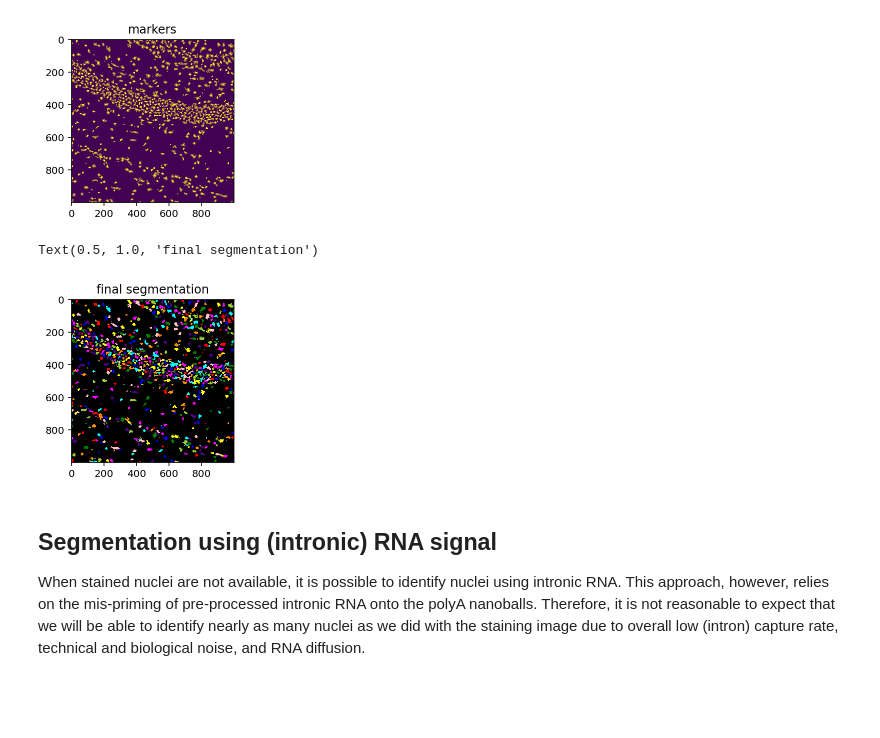
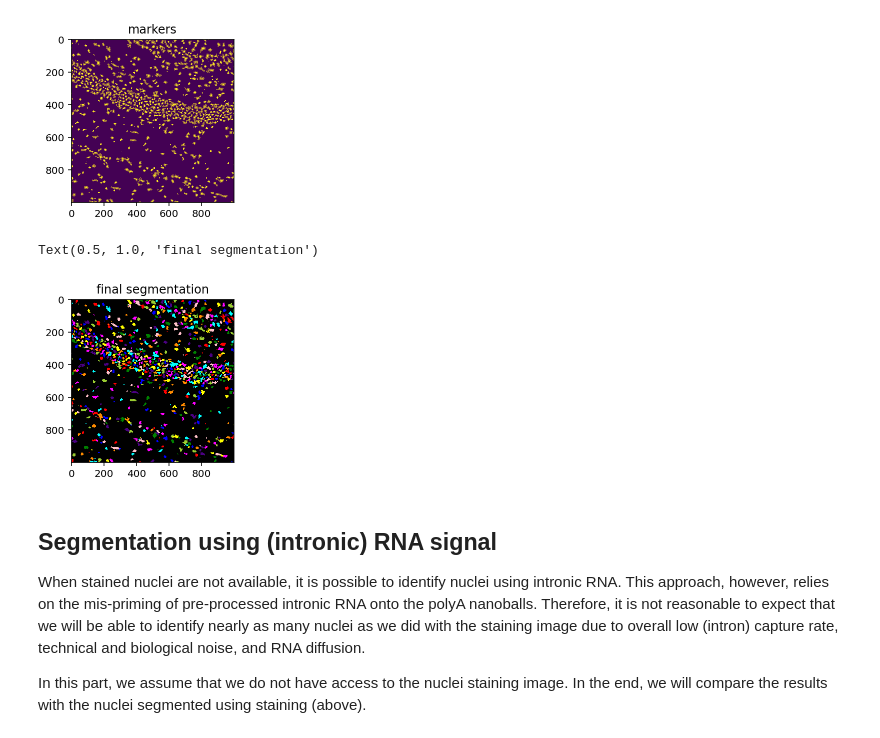
Before and after one commit to aristoteleo/spateo-notebooks, a Jupyter notebook: nuclei_segmentation.ipynb, the cells around one changed output. Saved outputs shown, nothing was run; the diff lists cells and outputs as text; code cells hidden in the pictures; blank space fills up the shorter version.

```diff
--- a/nuclei_segmentation.ipynb
+++ b/nuclei_segmentation.ipynb
@@ -98,15 +98,18 @@ Text(0.5, 1.0, 'markers')
 [figure]
 # %%
 markers = cv2.connectedComponents(eroded.astype(np.uint8))[1]
-watershed = skimage.segmentation.watershed(-tif, markers, mask=nuclei_mask)
+blur = st.pp.segmentation.utils.conv2d(tif, 5, mode='gauss')
+watershed = skimage.segmentation.watershed(-blur, markers, mask=nuclei_mask)
 
 fig, ax = plt.subplots(figsize=(3, 3), tight_layout=True)
 ax.imshow(skimage.color.label2rgb(watershed, bg_label=0))
 ax.set_title('final segmentation')
 # %% [output]
 Text(0.5, 1.0, 'final segmentation')
-[figure, old version]
+[figure, new version]
 # %% [markdown]
 ## Segmentation using (intronic) RNA signal
 
 When stained nuclei are not available, it is possible to identify nuclei using intronic RNA. This approach, however, relies on the mis-priming of pre-processed intronic RNA onto the polyA nanoballs. Therefore, it is not reasonable to expect that we will be able to identify nearly as many nuclei as we did with the staining image due to overall low (intron) capture rate, technical and biological noise, and RNA diffusion.
+
+In this part, we assume that we do not have access to the nuclei staining image. In the end, we will compare the results with the nuclei segmented using staining (above).
```
Also changed, not shown: parts of 20 cells of this notebook.
